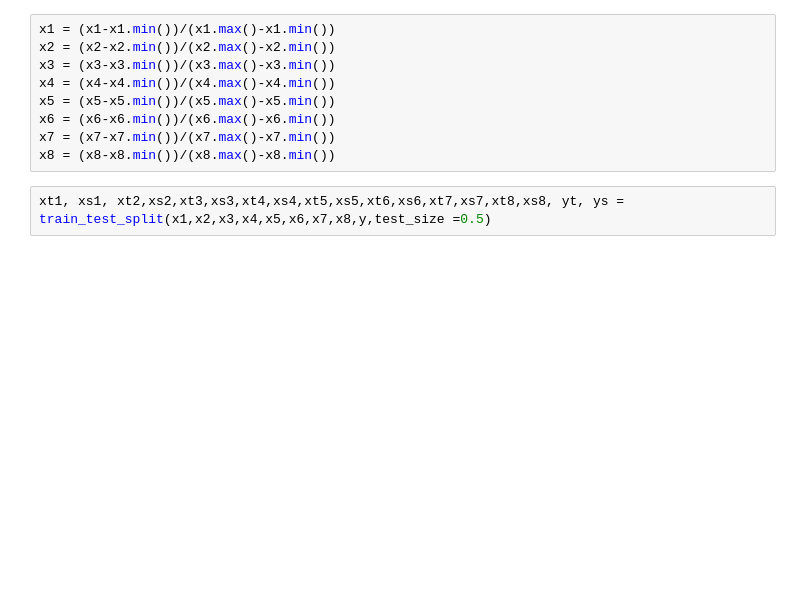
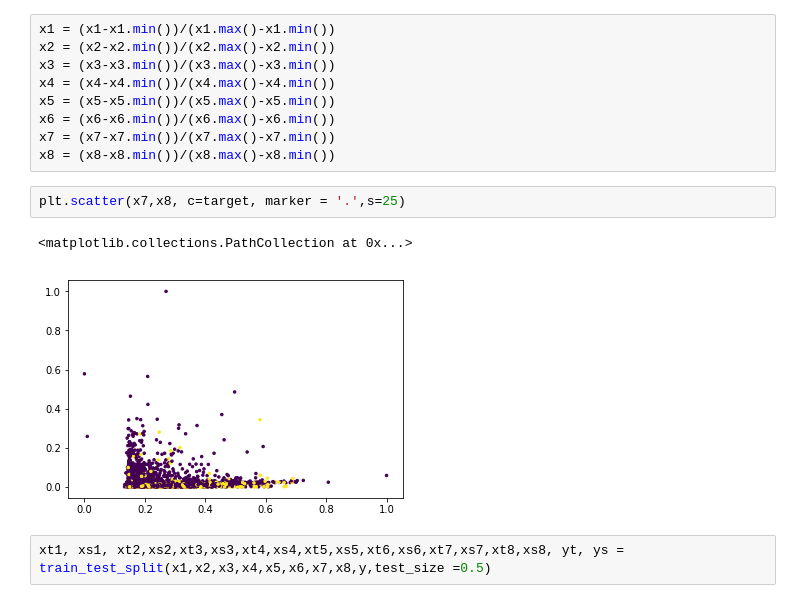
Before and after one commit to vivekchandrabs/Credit-card-payment-prediction, a Jupyter notebook: credit card payment prediction.ipynb, the cells around one changed output. Drawn from its saved outputs; the diff is of its cells as text; blank space fills up the shorter version.

```diff
--- a/credit card payment prediction.ipynb
+++ b/credit card payment prediction.ipynb
@@ -103,6 +103,11 @@ x5 = (x5-x5.min())/(x5.max()-x5.min())
 x6 = (x6-x6.min())/(x6.max()-x6.min())
 x7 = (x7-x7.min())/(x7.max()-x7.min())
 x8 = (x8-x8.min())/(x8.max()-x8.min())
+# %%
+plt.scatter(x7,x8, c=target, marker = '.',s=25)
+# %% [output]
+<matplotlib.collections.PathCollection at 0x...>
+[figure, added]
 # %%
 xt1, xs1, xt2,xs2,xt3,xs3,xt4,xs4,xt5,xs5,xt6,xs6,xt7,xs7,xt8,xs8, yt, ys = train_test_split(x1,x2,x3,x4,x5,x6,x7,x8,y,test_size =0.5)
 # %%
```
